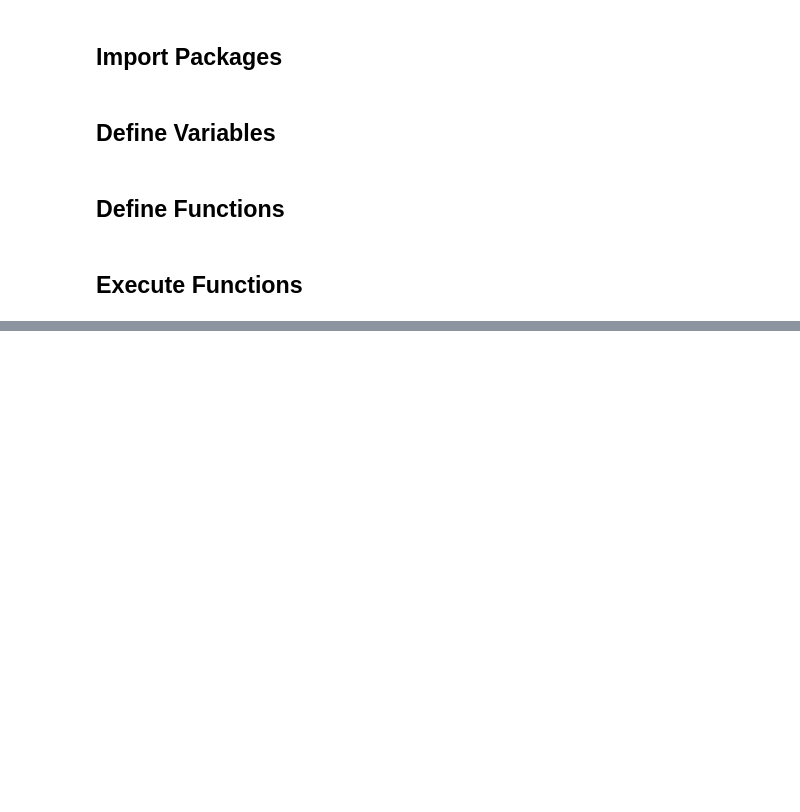
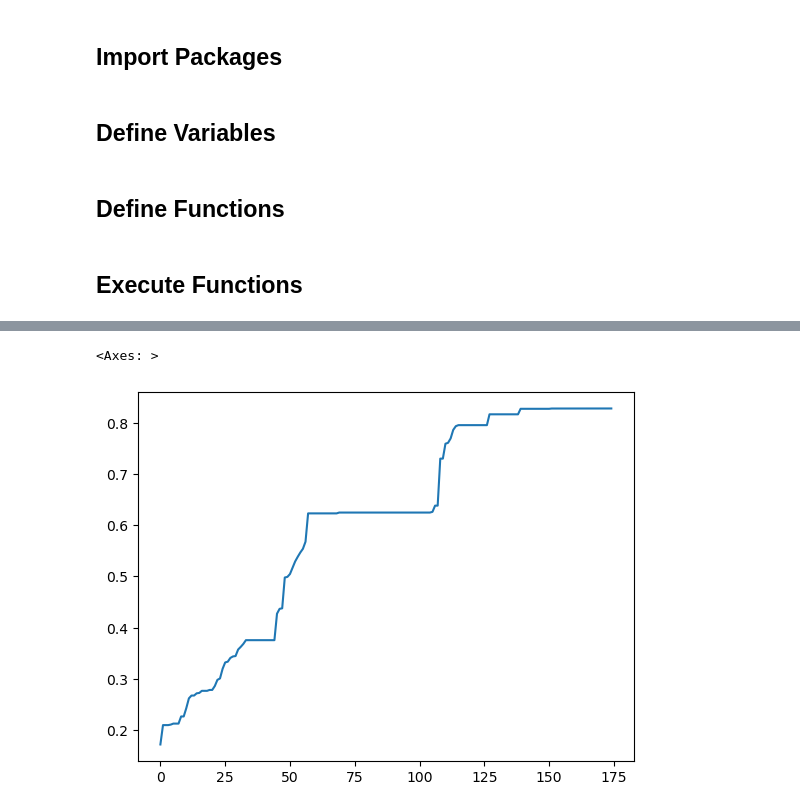
Before and after one commit to FixCarbon/um-mads, a Jupyter notebook: notebooks/create_polygons.ipynb, the cells around one changed output, grey strips where cells are left out. Cells and saved outputs as stored; diff of their text form; code cells hidden in the pictures; blank space fills up the shorter version.

```diff
--- a/notebooks/create_polygons.ipynb
+++ b/notebooks/create_polygons.ipynb
@@ -95,0 +312,10 @@ gdf.plot(alpha=0.01)
+# %%
+params = {
+    'min_cluster_size': np.arange(10, 150, 20),
+    'min_samples': np.arange(5, 50, 10),
+    'cluster_selection_epsilon': [0.0001, 0.001, 0.01, 0.1, 1.0],
+    'metric': ['haversine'],
+    'core_dist_n_jobs': [-1],
+}
+
+df = collect_cluster_statistics(find_hdbscan_clusters, gdf, **params)
@@ -95,0 +352,5 @@ gdf.plot(alpha=0.01)
+# %%
+df.sort_values('silhouette_score').reset_index().silhouette_score.plot()
+# %% [output]
+<Axes: >
+[figure, added]
```
Also changed, not shown: parts of 22 cells of this notebook.
